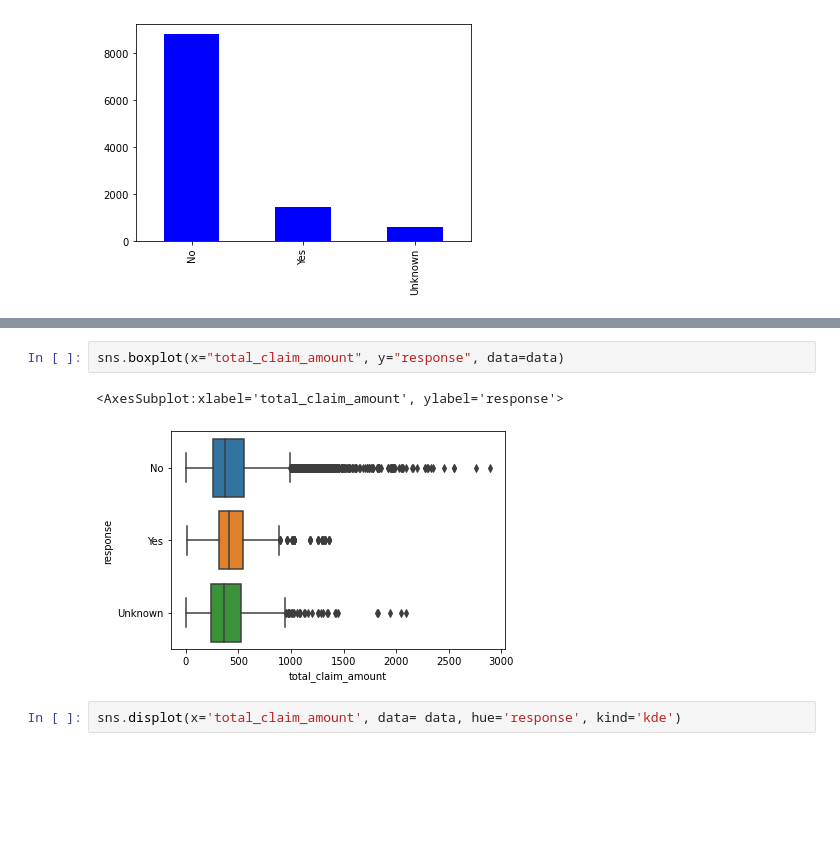
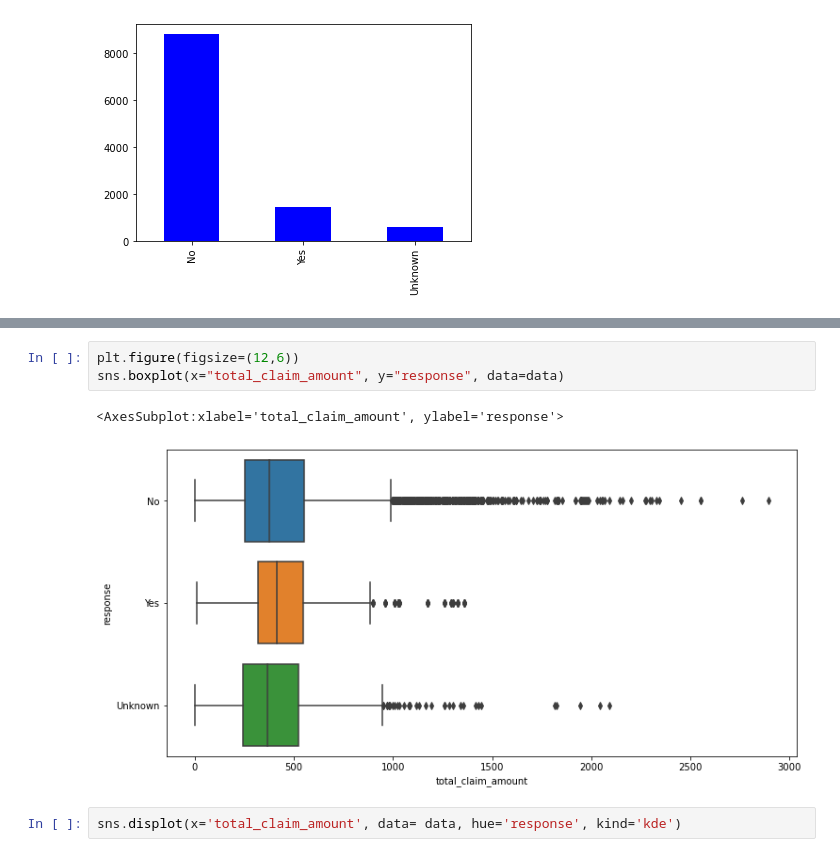
Before and after one commit to UmmuDem/Customer-Analysis-Round-1, a Jupyter notebook: lab-customer-analysis-round-2-3-4.ipynb, the cells around one changed output, grey strips where cells are left out. Cells and saved outputs as stored; diff of their text form; blank space fills up the shorter version.

```diff
--- a/lab-customer-analysis-round-2-3-4.ipynb
+++ b/lab-customer-analysis-round-2-3-4.ipynb
@@ -205,8 +203,9 @@ sns.displot(x='sales_channel', data= data, hue='response', kind='ecdf')
 # %%
+plt.figure(figsize=(12,6))
 sns.boxplot(x="total_claim_amount", y="response", data=data)
 # %% [output]
 <AxesSubplot:xlabel='total_claim_amount', ylabel='response'>
-[figure, old version]
+[figure, new version]
 # %%
 sns.displot(x='total_claim_amount', data= data, hue='response', kind='kde')
 # %% [output]
```
Also changed, not shown: parts of 4 cells of this notebook.
